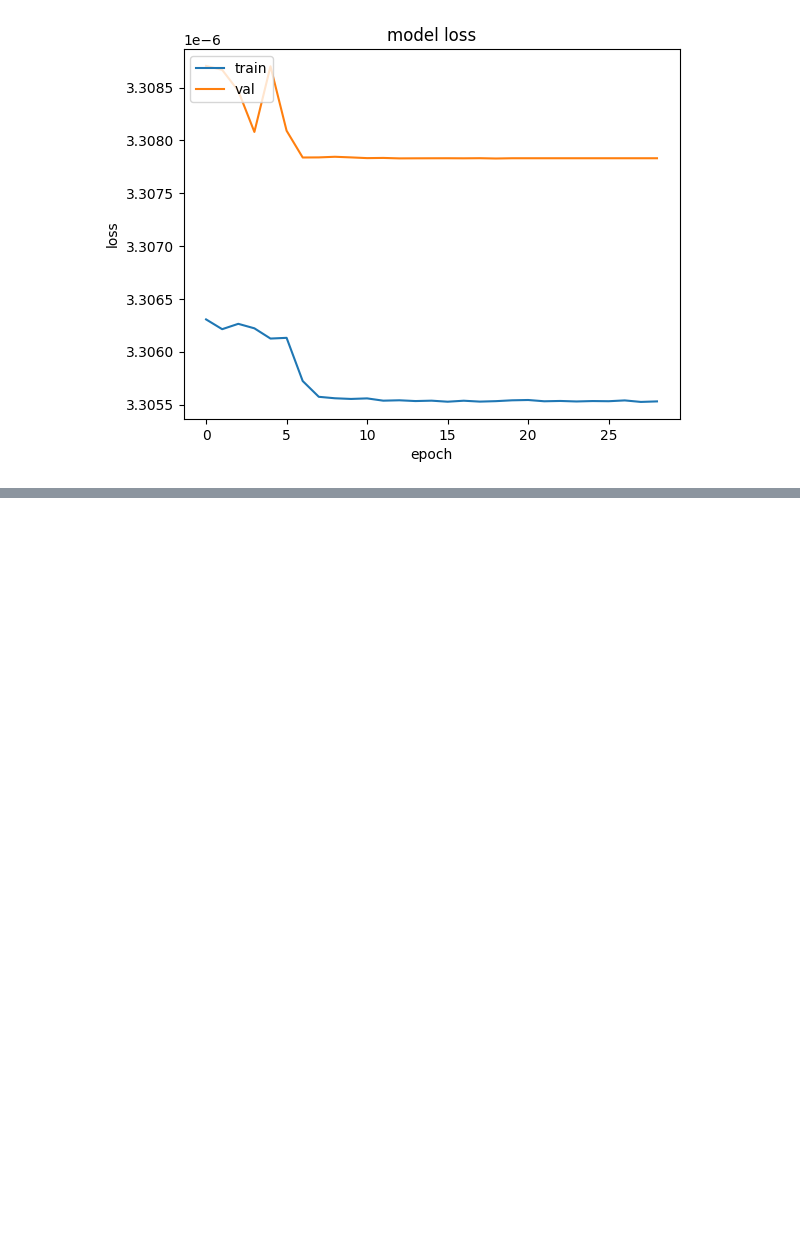
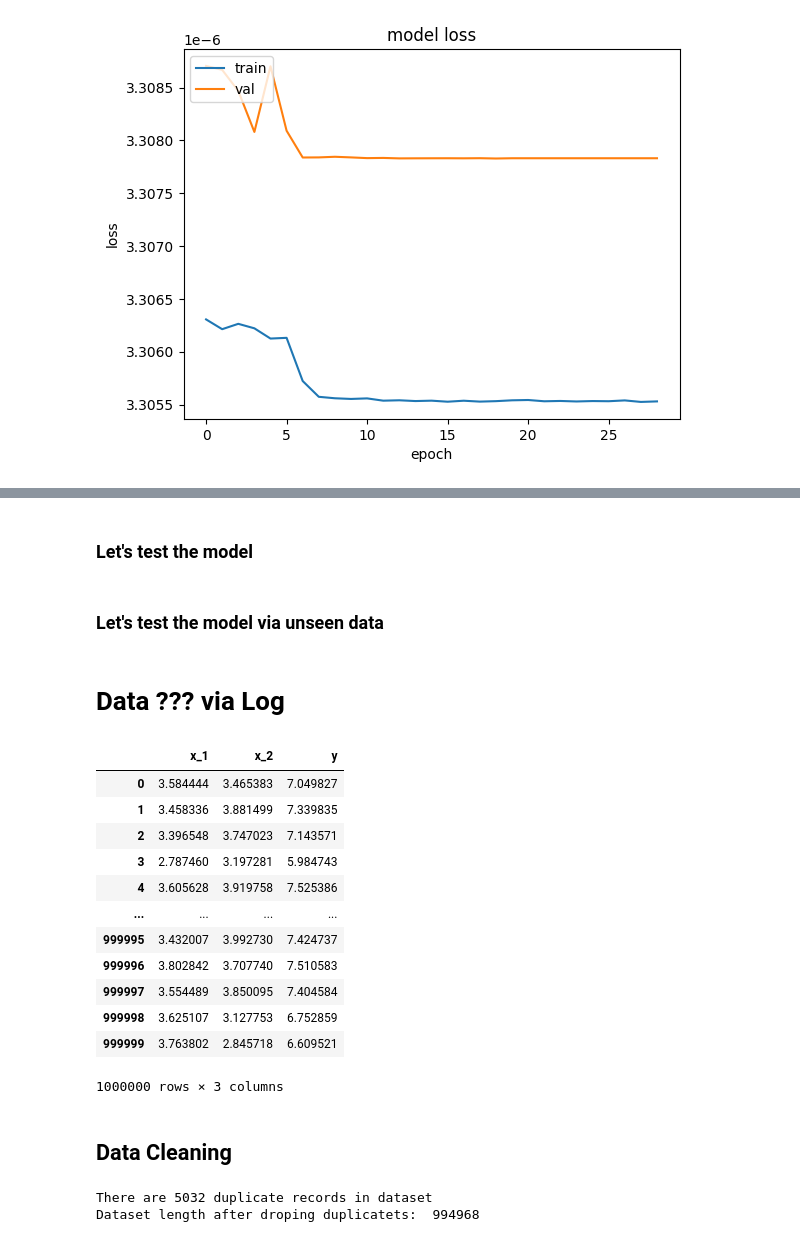
Before and after one commit to Mohammad-Mahdi1999/Multiplication-via-Neural-Network, a Jupyter notebook: Multiplication_via_Neural_Network.ipynb, the cells around one changed output, grey strips where cells are left out. Cells and saved outputs as stored; diff of their text form; code cells hidden in the pictures; blank space fills up the shorter version.

```diff
--- a/Multiplication_via_Neural_Network.ipynb
+++ b/Multiplication_via_Neural_Network.ipynb
@@ -233,0 +653,2 @@ array([[2400.44309628,           nan,           nan]])
+# %% [markdown]
+### Let's test the model
@@ -233,0 +668,2 @@ array([[2400.44309628,           nan,           nan]])
+# %% [markdown]
+### Let's test the model via unseen data
@@ -233,0 +683,37 @@ array([[2400.44309628,           nan,           nan]])
+# %% [markdown]
+# Data ??? via Log
+# %%
+def log_normalize(f):
+    return np.log10(f)
+
+def inverse_log_normalize(f):
+    return np.pow(f,10)
+
+df_scaled = pd.DataFrame(log_normalize(df.to_numpy()), columns=df.columns)
+df_scaled
+# %% [output]
+|  | x_1 | x_2 | y |
+| 0 | 3.584444 | 3.465383 | 7.049827 |
+| 1 | 3.458336 | 3.881499 | 7.339835 |
+| 2 | 3.396548 | 3.747023 | 7.143571 |
+| 3 | 2.787460 | 3.197281 | 5.984743 |
+| 4 | 3.605628 | 3.919758 | 7.525386 |
+| ... | ... | ... | ... |
+| 999995 | 3.432007 | 3.992730 | 7.424737 |
+| 999996 | 3.802842 | 3.707740 | 7.510583 |
+| 999997 | 3.554489 | 3.850095 | 7.404584 |
+| 999998 | 3.625107 | 3.127753 | 6.752859 |
+| 999999 | 3.763802 | 2.845718 | 6.609521 |
+1000000 rows × 3 columns
+# %% [markdown]
+## Data Cleaning
+# %%
+print (f"There are {df_scaled.duplicated().sum()} duplicate records in dataset")
+
+# Drop duplicates
+
+df_scaled.drop_duplicates(inplace = True)
+print("Dataset length after droping duplicatets: ", len(df_scaled))
+# %% [output]
+There are 5032 duplicate records in dataset
+Dataset length after droping duplicatets:  994968
```
Also changed, not shown: parts of 68 cells of this notebook.
